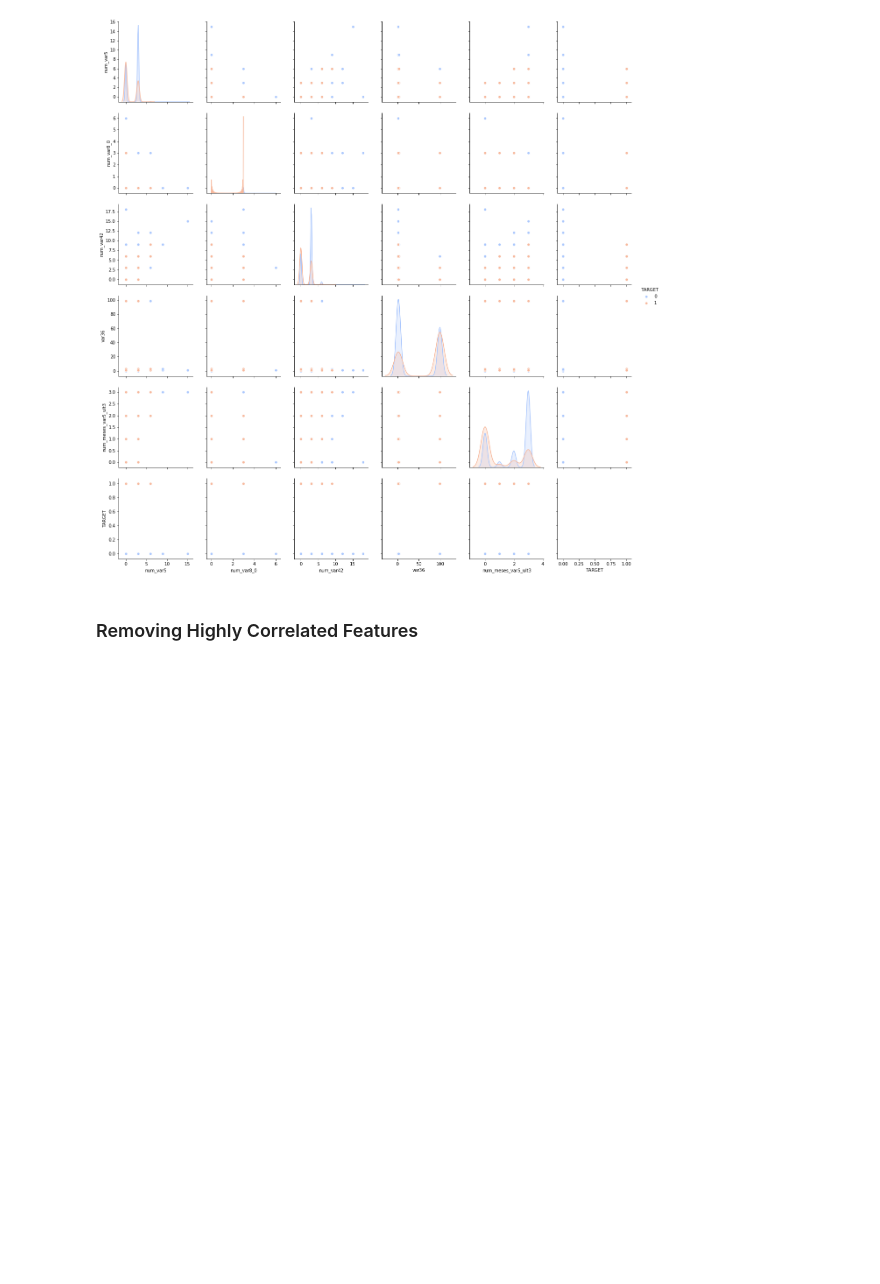
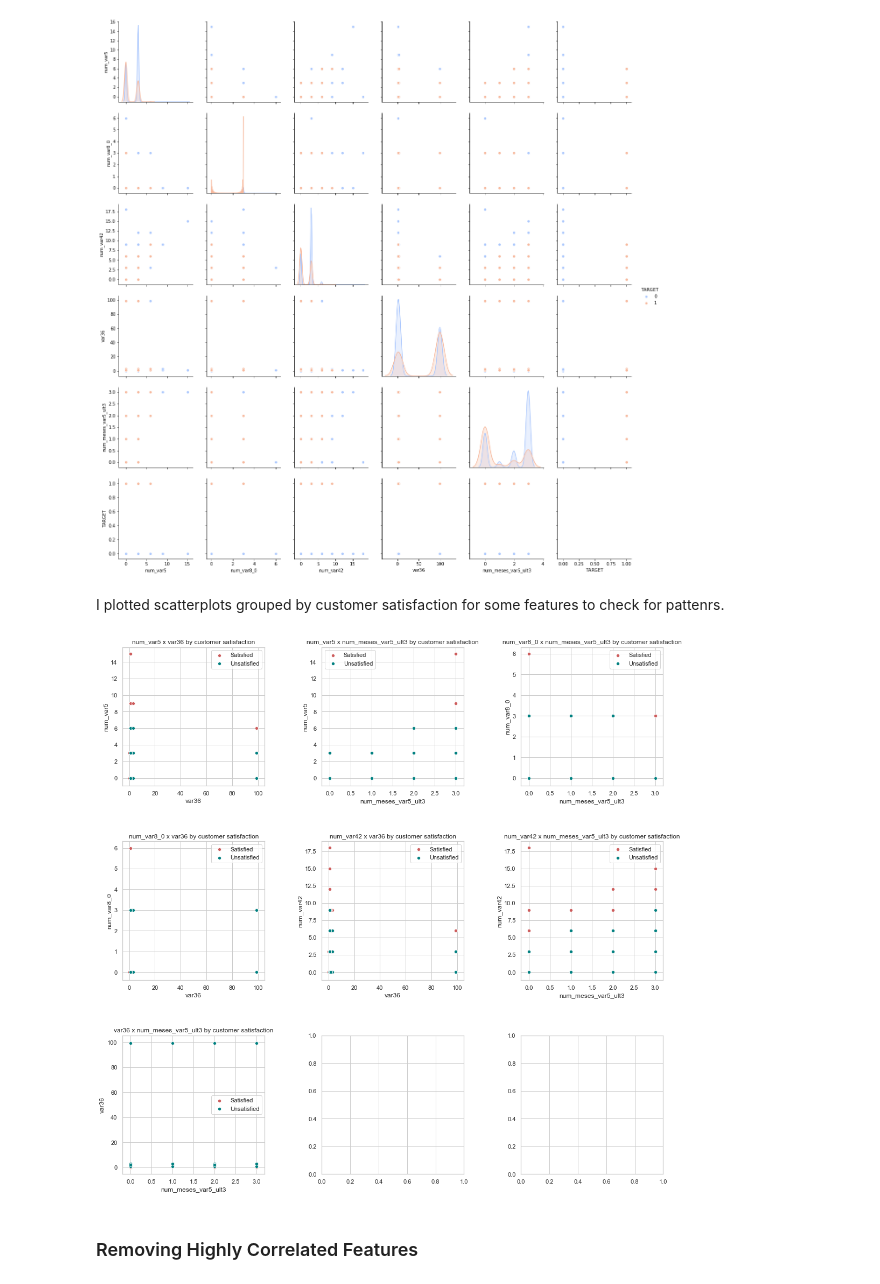
Before and after one commit to naiaraap/Predicting-Customer-Satisfaction-Level-from-Santander, a Jupyter notebook: CustomerSatisfactionLevelPrediction.ipynb, the cells around one changed output. Saved outputs shown, nothing was run; the diff lists cells and outputs as text; code cells hidden in the pictures; blank space fills up the shorter version.

```diff
--- a/CustomerSatisfactionLevelPrediction.ipynb
+++ b/CustomerSatisfactionLevelPrediction.ipynb
@@ -422,6 +422,40 @@ g = sns.pairplot(df_train_selected[["num_var5", "num_var8_0", "num_var42", "var3
 g.fig.set_size_inches(18,18)
 # %% [output]
 [figure]
+# %% [markdown]
+I plotted scatterplots grouped by customer satisfaction for some features to check for pattenrs.
+# %%
+# scatter plots for pairs of features grouped by target variable
+
+df = df_train_selected[["num_var5", "num_var8_0", "num_var42", "var36", \
+                                    "num_meses_var5_ult3", "TARGET"]]
+
+pair_list = [("num_var5", "var36"), ("num_var5", "num_meses_var5_ult3"), ("num_var8_0", "num_meses_var5_ult3"), \
+             ("num_var8_0", "var36"), ("num_var42", "var36"), ("num_var42", "num_meses_var5_ult3"), \
+             ("var36", "num_meses_var5_ult3")]
+
+fig, axs = plt.subplots(ncols=3, nrows=3)
+plt.subplots_adjust(hspace = 0.4, wspace = 0.4)
+fig.set_size_inches(18, 18, forward=True)
+
+count = 0
+
+for i in range(3):
+    for j in range(3):
+        plt.sca(ax=axs[i][j])
+        if count < len(pair_list):
+            x = pair_list[count][1]
+            y = pair_list[count][0]
+            sns.scatterplot(x=x, y=y,  data=df[df.TARGET==0], color='indianred', label = "Satisfied")
+            sns.scatterplot(x=x, y=y,  data=df[df.TARGET==1], color='teal', label = "Unsatisfied")
+            axs[i][j].set_xlabel(x)
+            axs[i][j].set_title(y + ' x ' + x + ' by customer satisfaction')
+        else:
+            break
+
+        count +=1
+# %% [output]
+[figure, added]
 # %% [markdown]
 ### Removing Highly Correlated Features
 # %% [markdown]
```
Also changed, not shown: parts of 3 cells of this notebook.
